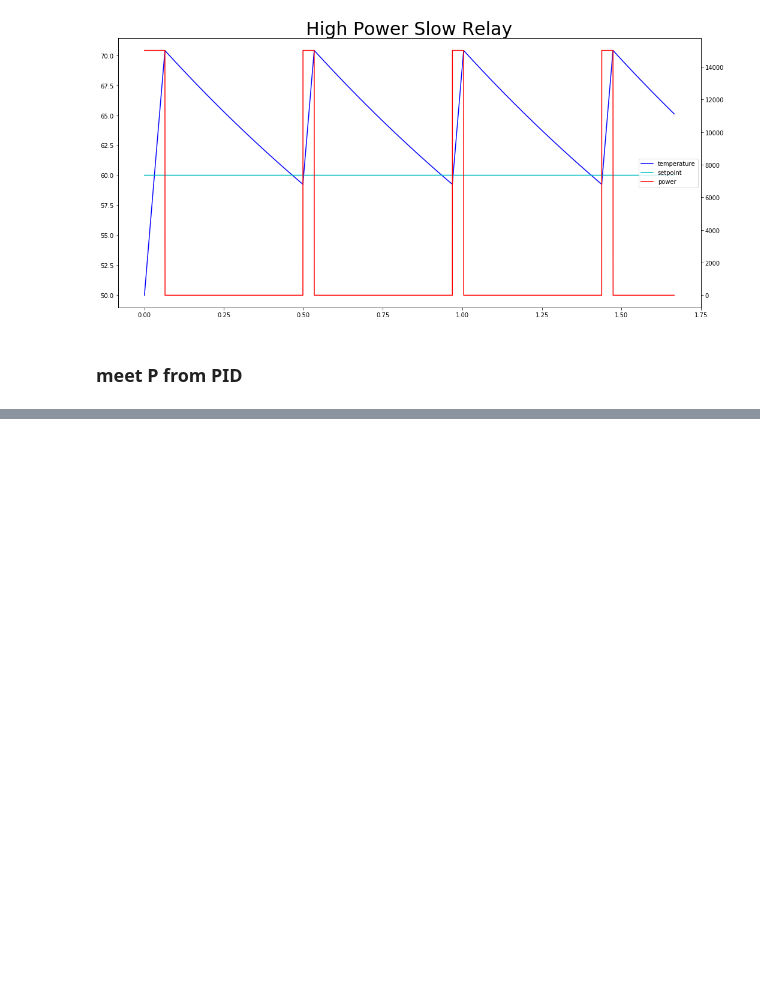
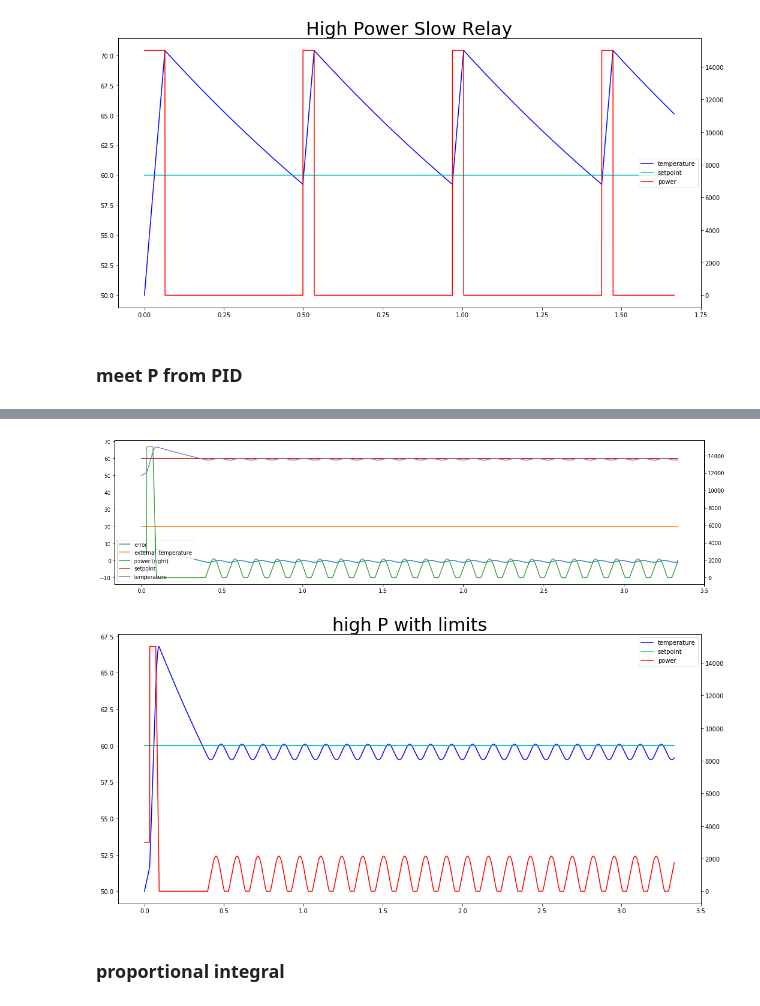
Before and after one commit to mabrek/controllers-2018, a Jupyter notebook: controllers.ipynb, the cells around one changed output, grey strips where cells are left out. Cells and saved outputs as stored; diff of their text form; code cells hidden in the pictures; blank space fills up the shorter version.

```diff
--- a/controllers.ipynb
+++ b/controllers.ipynb
@@ -283,0 +344,8 @@ save_animation(proportional_controller(500), left_columns, left_colors, right_co
+# %%
+save_animation(proportional_limited(2200), left_columns, left_colors, right_columns, right_colors,
+               'high P with limits', 'upper right')
+# %% [output]
+[figure, added]
+[figure, added]
+# %% [markdown]
+### proportional integral
```
Also changed, not shown: parts of 8 cells of this notebook.
